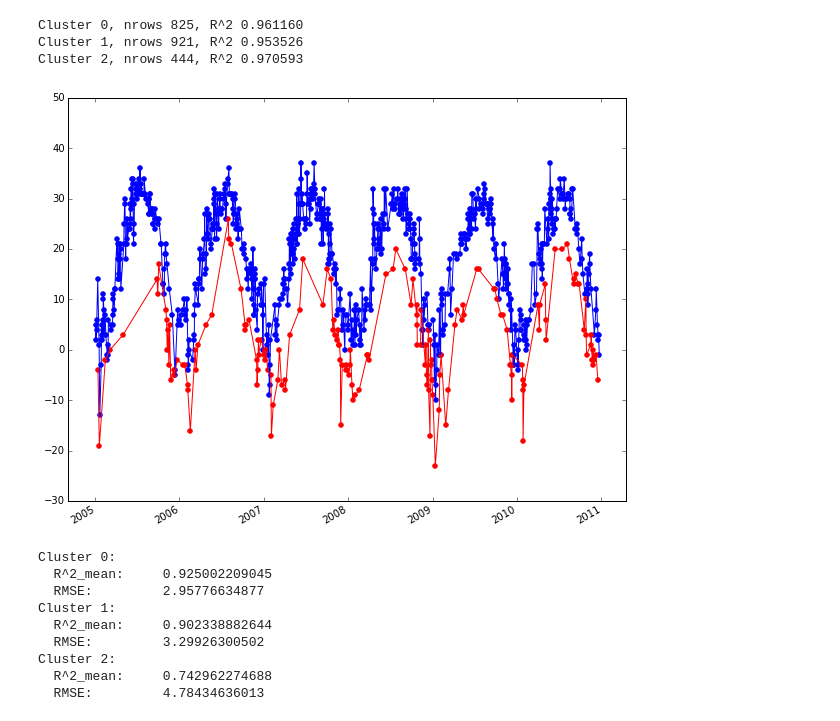
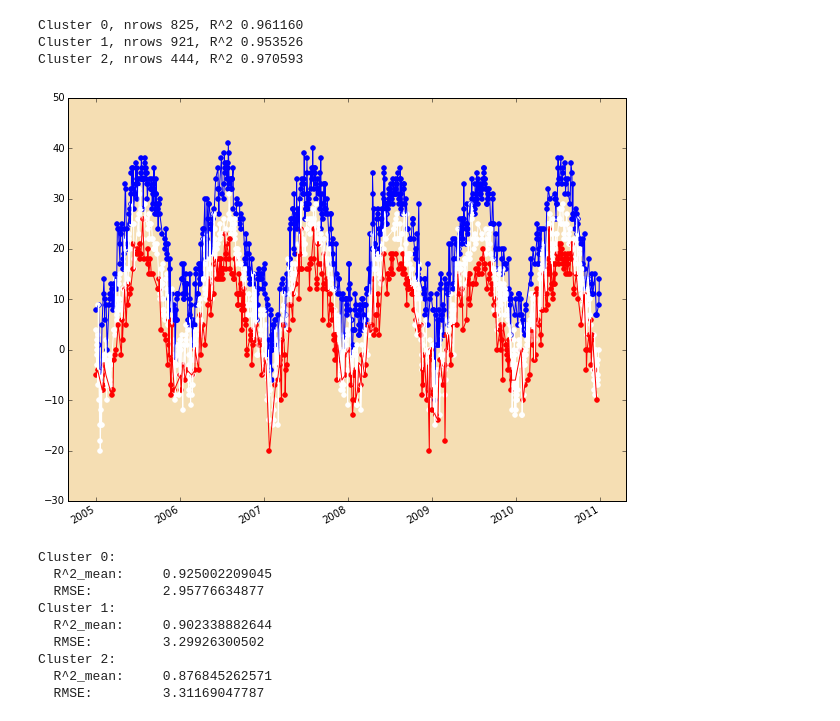
Before and after one commit to majorgowan/wpwp, a Jupyter notebook: Scraping/Notebooks/wU_Clustering.ipynb, the cells around one changed output. Drawn from its saved outputs; the diff is of its cells as text; code cells hidden in the pictures.

Commit message:
clustering with PCA ... nice model, not better than "average model"

```diff
--- a/Scraping/Notebooks/wU_Clustering.ipynb
+++ b/Scraping/Notebooks/wU_Clustering.ipynb
@@ -116,22 +98,27 @@ Cluster 2, nrows 444, R^2 0.970593
 # %%
 lag=1
 classes = modelParams['classes']
 date_list = (Util.dateList('2005-01-01','2010-12-31'))[:-lag]
 fig = plt.figure()
-cl1 = [t+5 for i,t in enumerate(target) if classes[i]==1]
-dt1 = [t for i,t in enumerate(date_list) if classes[i]==1]
-cl3 = [t-5 for i,t in enumerate(target) if classes[i]==3]
-dt3 = [t for i,t in enumerate(date_list) if classes[i]==3]
+ax = plt.subplot(111)
+ax.set_axis_bgcolor('wheat')
+cl1 = [t+8 for i,t in enumerate(target) if classes[i]==0]
+dt1 = [t for i,t in enumerate(date_list) if classes[i]==0]
+cl2 = [t for i,t in enumerate(target) if classes[i]==1]
+dt2 = [t for i,t in enumerate(date_list) if classes[i]==1]
+cl3 = [t-8 for i,t in enumerate(target) if classes[i]==2]
+dt3 = [t for i,t in enumerate(date_list) if classes[i]==2]
 plt.plot(dt1,cl1,color='blue')
 plt.scatter(dt1,cl1,color='blue')
+plt.plot(dt2,cl2,color='white')
+plt.scatter(dt2,cl2,color='white')
 plt.plot(dt3,cl3,color='red')
 plt.scatter(dt3,cl3,color='red')
 fig.autofmt_xdate()
 plt.show()
 # %% [output]
-[figure, old version]
+[figure, new version]
 # %%
-reload(ClustReg)
 date_list, pred, target = ClustReg.clusterRegressionPredict(modelParams, \
                                                             '2011-01-01', '2012-12-31', \
                                                             actual=True)
@@ -143,8 +130,8 @@ Cluster 1:
   R^2_mean:     0.902338882644
   RMSE:         3.29926300502
 Cluster 2:
-  R^2_mean:     0.742962274688
-  RMSE:         4.78434636013
+  R^2_mean:     0.876845262571
+  RMSE:         3.31169047787
 # %%
 pred[:10], target[:10], date_list[:10]
 import wURegression as Reg
```
Also changed, not shown: parts of 19 cells of this notebook, 6 other files.
